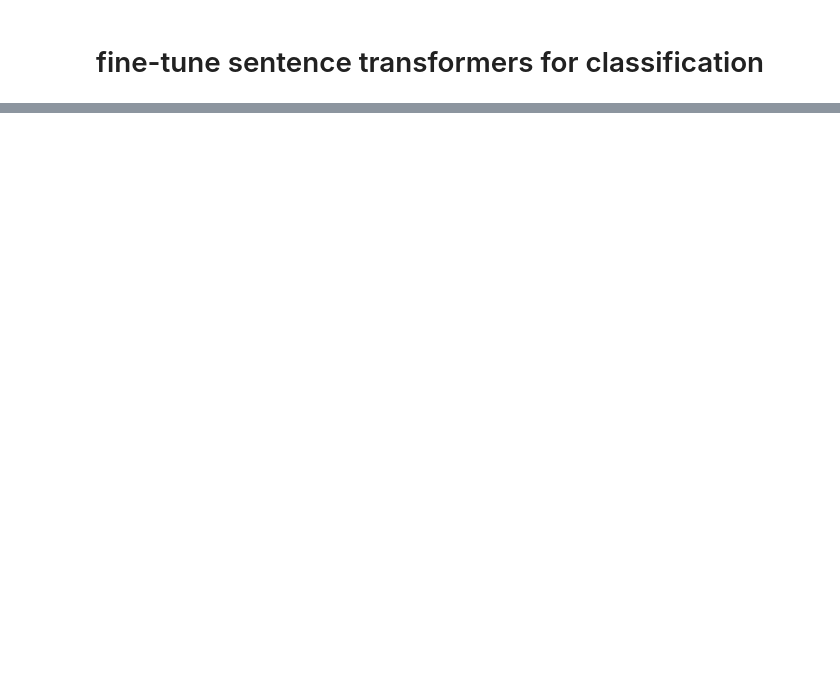
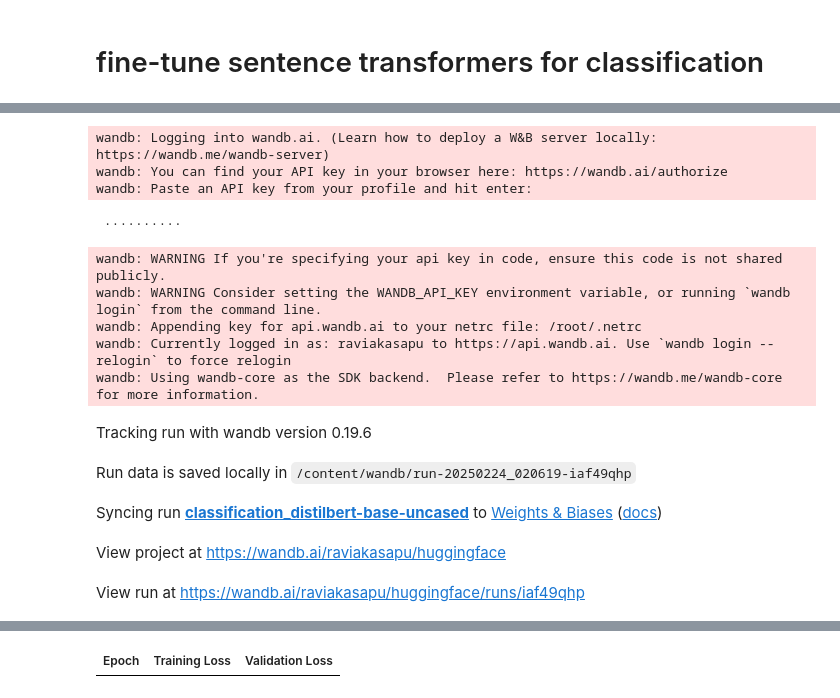
Before and after one commit to raviakasapu/LLM-Training-Docs, a Jupyter notebook: 03_fine_tune_sentence_transformers_for_classification.ipynb, the cells around one changed output, grey strips where cells are left out. Drawn from its saved outputs; the diff is of its cells as text; code cells hidden in the pictures; blank space fills up the shorter version.

```diff
--- a/03_fine_tune_sentence_transformers_for_classification.ipynb
+++ b/03_fine_tune_sentence_transformers_for_classification.ipynb
@@ -11,0 +242,16 @@ https://aws.amazon.com/blogs/machine-learning/create-and-fine-tune-sentence-tran
+# %%
+from transformers import DataCollatorWithPadding
+
+data_collator = DataCollatorWithPadding(tokenizer=tokenizer, return_tensors="pt")
+# %%
+import evaluate
+
+accuracy = evaluate.load("accuracy")
+# %%
+import numpy as np
+
+
+def compute_metrics(eval_pred):
+    predictions, labels = eval_pred
+    predictions = np.argmax(predictions, axis=1)
+    return accuracy.compute(predictions=predictions, references=labels)
@@ -11,0 +261,13 @@ https://aws.amazon.com/blogs/machine-learning/create-and-fine-tune-sentence-tran
+# %%
+trainer = Trainer(
+    model=model,
+    args=training_args,
+    train_dataset=tokenized_df_split['train'],
+    eval_dataset=tokenized_df_split['test'],
+    processing_class=tokenizer,
+    data_collator=data_collator,
+    compute_metrics=compute_metrics,
+)
+# %%
+trainer.train()
+# %% [output]
@@ -11,0 +276,14 @@ https://aws.amazon.com/blogs/machine-learning/create-and-fine-tune-sentence-tran
+wandb: Logging into wandb.ai. (Learn how to deploy a W&B server locally: https://wandb.me/wandb-server)
+wandb: You can find your API key in your browser here: https://wandb.ai/authorize
+wandb: Paste an API key from your profile and hit enter:
+ ··········
+wandb: WARNING If you're specifying your api key in code, ensure this code is not shared publicly.
+wandb: WARNING Consider setting the WANDB_API_KEY environment variable, or running `wandb login` from the command line.
+wandb: Appending key for api.wandb.ai to your netrc file: /root/.netrc
+wandb: Currently logged in as: raviakasapu to https://api.wandb.ai. Use `wandb login --relogin` to force relogin
+wandb: Using wandb-core as the SDK backend.  Please refer to https://wandb.me/wandb-core for more information.
+Tracking run with wandb version 0.19.6
+Run data is saved locally in /content/wandb/run-20250224_020619-iaf49qhp
+Syncing run classification_distilbert-base-uncased to Weights & Biases (docs)
+View project at https://wandb.ai/raviakasapu/huggingface
+View run at https://wandb.ai/raviakasapu/huggingface/runs/iaf49qhp
@@ -11,0 +291 @@ https://aws.amazon.com/blogs/machine-learning/create-and-fine-tune-sentence-tran
+| Epoch | Training Loss | Validation Loss |
```
Also changed, not shown: parts of 33 cells of this notebook.
